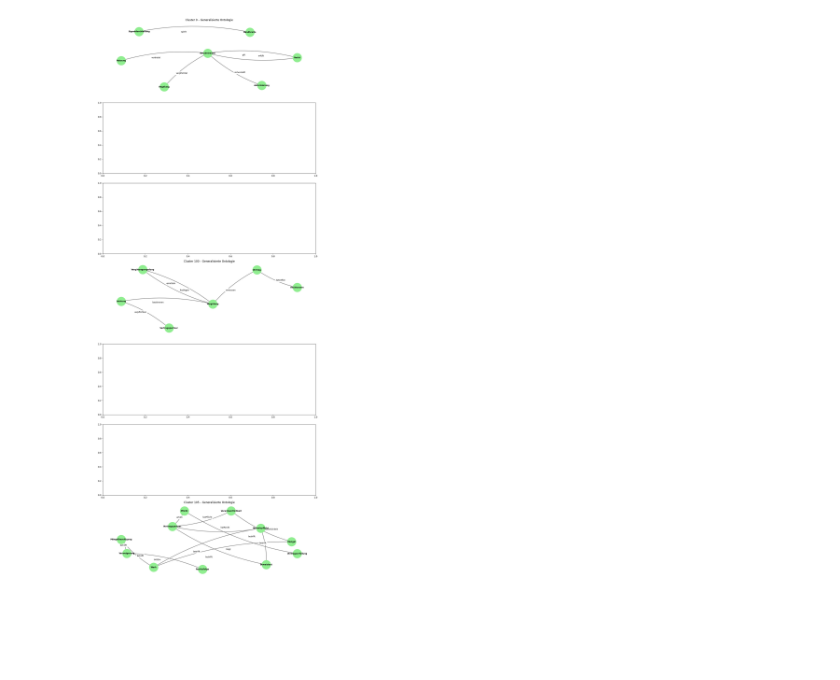
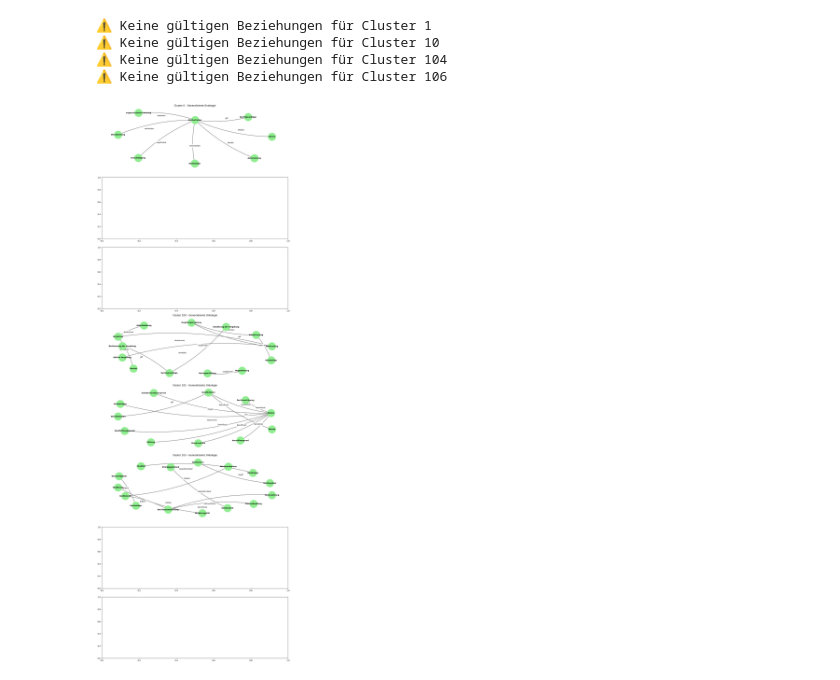
Before and after one commit to fabianstrue/CapstoneDATEV25, a Jupyter notebook: generate_ontology_chiara.ipynb, the cells around one changed output. Saved outputs shown, nothing was run; the diff lists cells and outputs as text; code cells hidden in the pictures; blank space fills up the shorter version.

```diff
--- a/generate_ontology_chiara.ipynb
+++ b/generate_ontology_chiara.ipynb
@@ -133,7 +133,7 @@ for cluster_id, cq_list in selected_clusters.items():
             ):
                 unique_relationships = {}
                 for subj, pred, obj in relationships:
-                    key = (subj.strip(), obj.strip())
+                    key = (subj.strip(), pred.strip(), obj.strip())
                     if key not in unique_relationships:
                         unique_relationships[key] = [subj, pred, obj]
 
@@ -398,17 +399,21 @@ for i, (cluster_id, cluster_data) in enumerate(list(generalized_data.items())[:n
     G = nx.DiGraph()
     used_classes = set()
 
-    for rel in ontology.get("relationships", []):
-        if isinstance(rel, list) and len(rel) == 3:
-            subj, pred, obj = rel
-            G.add_edge(subj, obj, label=pred)
-            used_classes.update([subj, obj])
+    valid_relationships = [
+        r for r in ontology.get("relationships", [])
+        if isinstance(r, list) and len(r) == 3
+    ]
+
+    for subj, pred, obj in valid_relationships:
+        G.add_edge(subj, obj, label=pred)
+        used_classes.update([subj, obj])
     G.add_nodes_from(used_classes)
 
     if len(G.nodes) == 0:
+        print(f"⚠️ Keine gültigen Beziehungen für {cluster_id}")
         continue
 
-    pos = nx.spring_layout(G, k=2.0, seed=42)
+    pos = nx.spring_layout(G, k=3.0, seed=42)
 
     ax = axes[i]
     ax.set_title(f"{cluster_id} – Generalisierte Ontologie", fontsize=12)
@@ -421,34 +426,38 @@ for i, (cluster_id, cluster_data) in enumerate(list(generalized_data.items())[:n
     nx.draw_networkx_edges(
         G,
         pos,
         ax=ax,
         edge_color="gray",
         arrows=True,
         arrowsize=20,
         width=2,
         connectionstyle="arc3,rad=0.1"
     )
 
     # Beziehungslabels auf Kanten
     edge_labels = nx.get_edge_attributes(G, "label")
     nx.draw_networkx_edge_labels(
         G,
         pos,
         edge_labels=edge_labels,
         font_size=9,
         ax=ax,
         label_pos=0.6,
         rotate=False
     )
 
     ax.axis("off")
 
 # === Speichern und anzeigen ===
 plt.tight_layout()
 plt.savefig("generalized_ontologies_verbessert.pdf", bbox_inches="tight")
 plt.show()
 # %% [output]
+⚠️ Keine gültigen Beziehungen für Cluster 1
+⚠️ Keine gültigen Beziehungen für Cluster 10
+⚠️ Keine gültigen Beziehungen für Cluster 104
+⚠️ Keine gültigen Beziehungen für Cluster 106
-[figure, old version]
+[figure, new version]
 # %%
 import json
 import os
```
Also changed, not shown: parts of 4 cells of this notebook, 5 other files.
